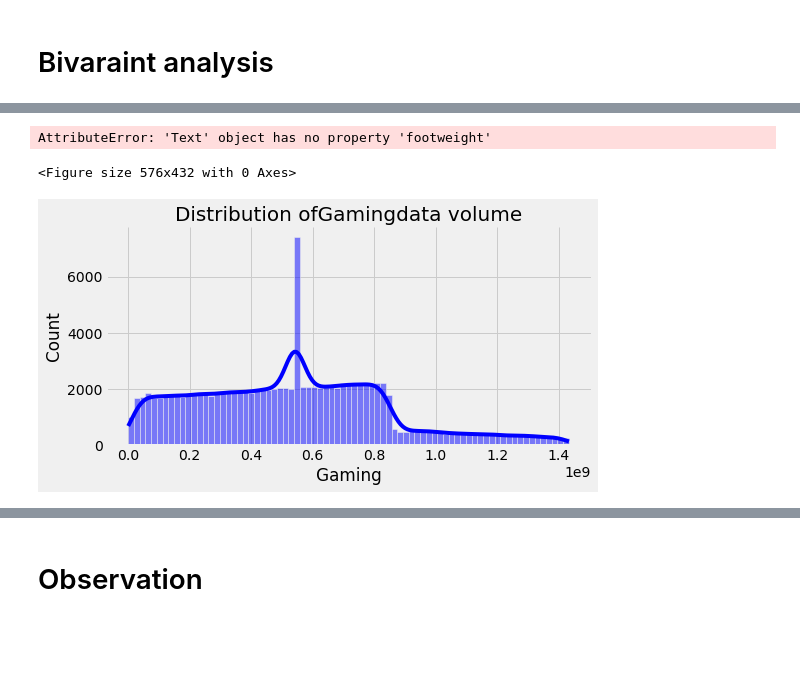
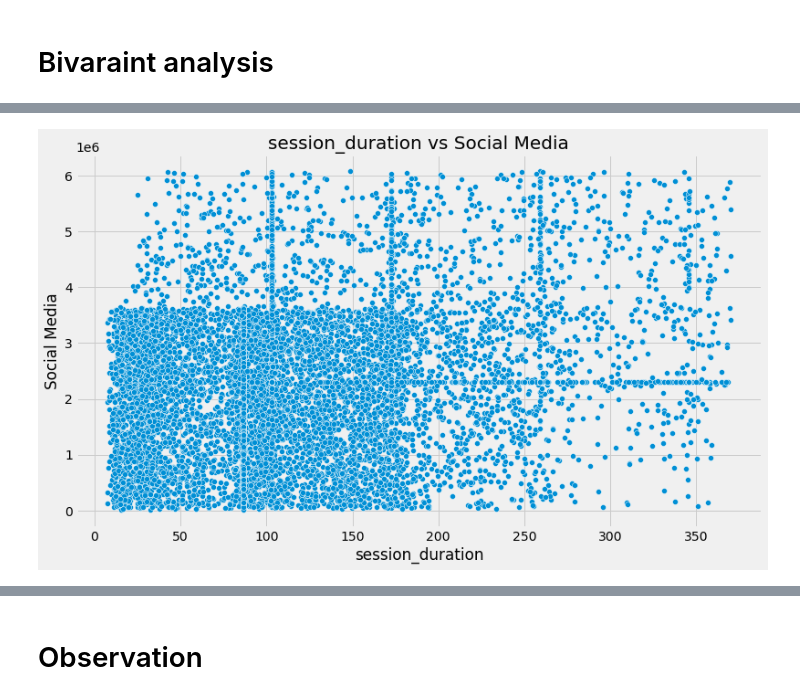
Before and after one commit to dawitasmeroatinafu/DA, a Jupyter notebook: notebooks/User_overview_analysis.ipynb, the cells around one changed output, grey strips where cells are left out. Drawn from its saved outputs; the diff is of its cells as text; code cells hidden in the pictures; blank space fills up the shorter version.

```diff
--- a/notebooks/User_overview_analysis.ipynb
+++ b/notebooks/User_overview_analysis.ipynb
@@ -364,6 +360,4 @@ mult_plot.plot_scattera(agg_user_data_overview.sample(40), x_col="Netflix", y_co
-# %%
-summery.show_col_distribution(agg_user_data_overview, ['Gaming','Netflix','Youtube','Email','Google','Social Media'], ['blue','green','purple','red','orange','cyan'])
-# %% [output]
-AttributeError: 'Text' object has no property 'footweight'
-<Figure size 576x432 with 0 Axes>
-[figure, removed]
+# %%
+mult_plot.plot_scatter(agg_user_data_overview.sample(10000), x_col="session_duration", y_col="Social Media", title="session_duration vs Social Media")
+# %% [output]
+[figure, added]
```
Also changed, not shown: parts of 15 cells of this notebook.
